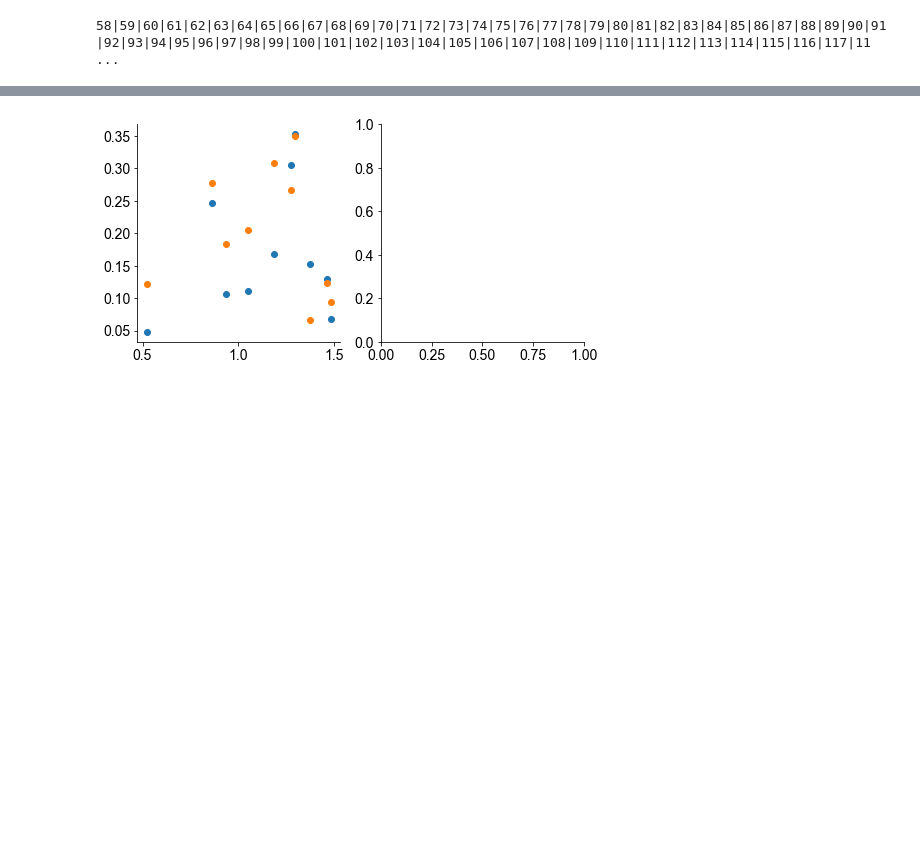
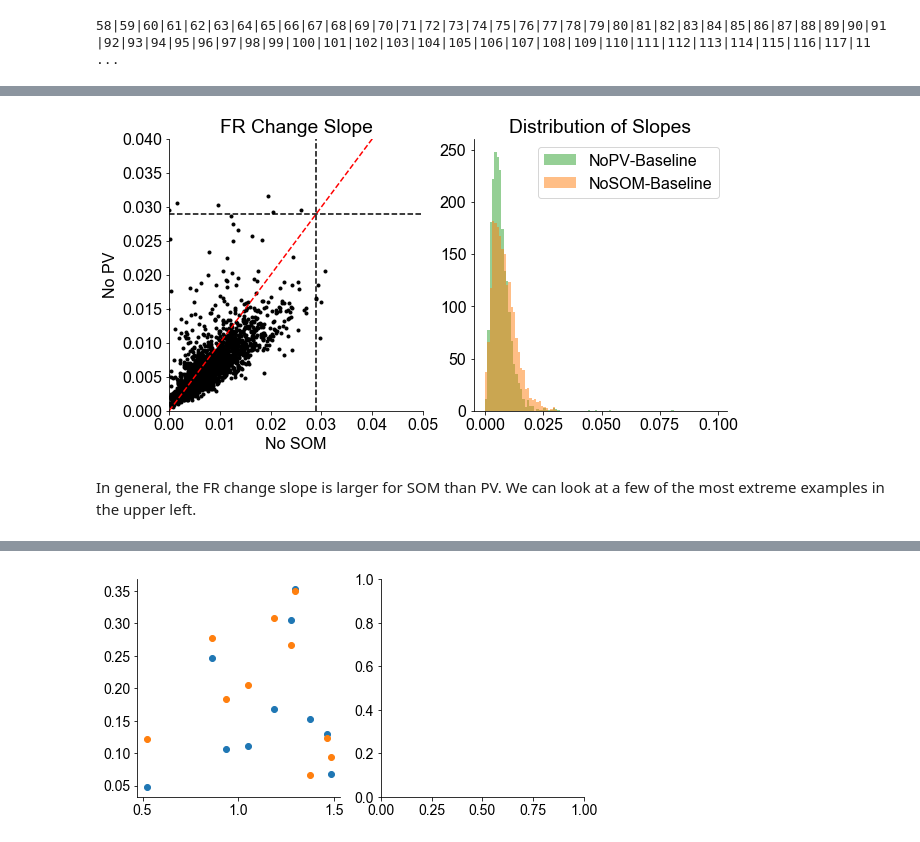
Before and after one commit to rdgao/1E3I, a Jupyter notebook: notebooks/rate_model.ipynb, the cells around one changed output, grey strips where cells are left out. Saved outputs shown, nothing was run; the diff lists cells and outputs as text; code cells hidden in the pictures; blank space fills up the shorter version.

```diff
--- a/notebooks/rate_model.ipynb
+++ b/notebooks/rate_model.ipynb
@@ -297,0 +323,11 @@ fr_all.shape
+# %%
+# compute the firing rate difference between opto and baseline, then fit line
+fr_dPV = df_all[dep_cols[17:22]].values-df_all[dep_cols[4:9]].values
+fr_dSOM = df_all[dep_cols[30:35]].values-df_all[dep_cols[4:9]].values
+fits = []
+for tr in range(len(df_all.index)):
+    dpv = stats.linregress(np.arange(5), fr_dPV[tr,:])[:2]
+    dsom = stats.linregress(np.arange(5), fr_dSOM[tr,:])[:2]
+    fits.append(np.hstack([dpv,dsom]))
+
+fits = np.array(fits)
@@ -297,0 +359,19 @@ fr_all.shape
+# %%
+plt.figure(figsize=(10,5))
+plt.subplot(1,2,1)
+plt.plot(fits[:,2], fits[:,0], 'k.')
+plt.plot([0,0.05],[0,0.05],'r--')
+plt.plot([0,0.05],[0.029,0.029],'k--')
+plt.plot([0.029,0.029],[0,0.05],'k--')
+plt.xlim([0,0.05]);plt.ylim([0,0.04])
+plt.ylabel('No PV');plt.xlabel('No SOM'); plt.title('FR Change Slope')
+
+plt.subplot(1,2,2)
+plt.hist(fits[:,0], bins=np.arange(0,0.1,0.001), alpha=0.5, color=CKEYS[c_ord[1]])
+plt.hist(fits[:,2], bins=np.arange(0,0.1,0.001), alpha=0.5, color=CKEYS[c_ord[2]]);
+plt.title('Distribution of Slopes'); plt.legend(['NoPV-Baseline', 'NoSOM-Baseline'])
+sns.despine()
+# %% [output]
+[figure, added]
+# %% [markdown]
+In general, the FR change slope is larger for SOM than PV. We can look at a few of the most extreme examples in the upper left.
```
Also changed, not shown: parts of 17 cells of this notebook, 5 other files.
